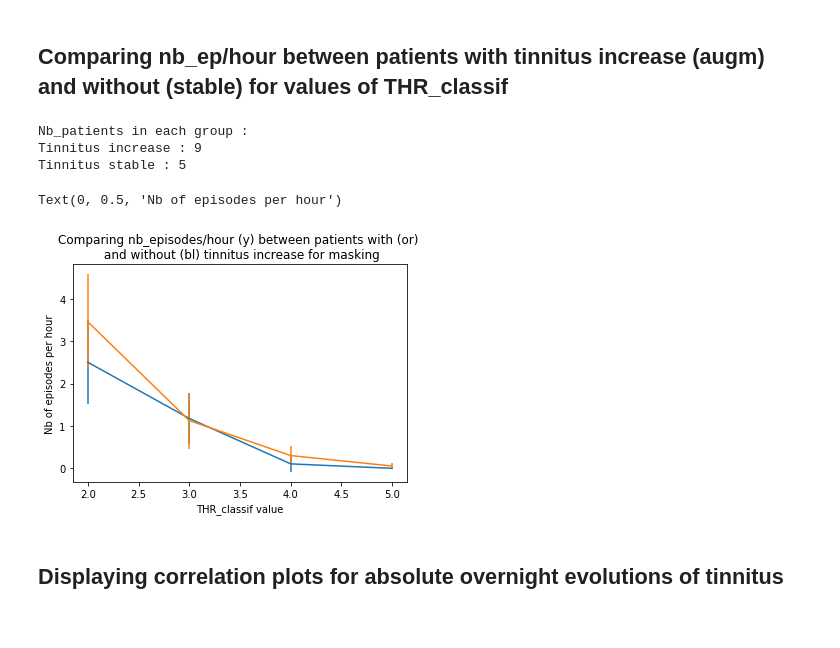
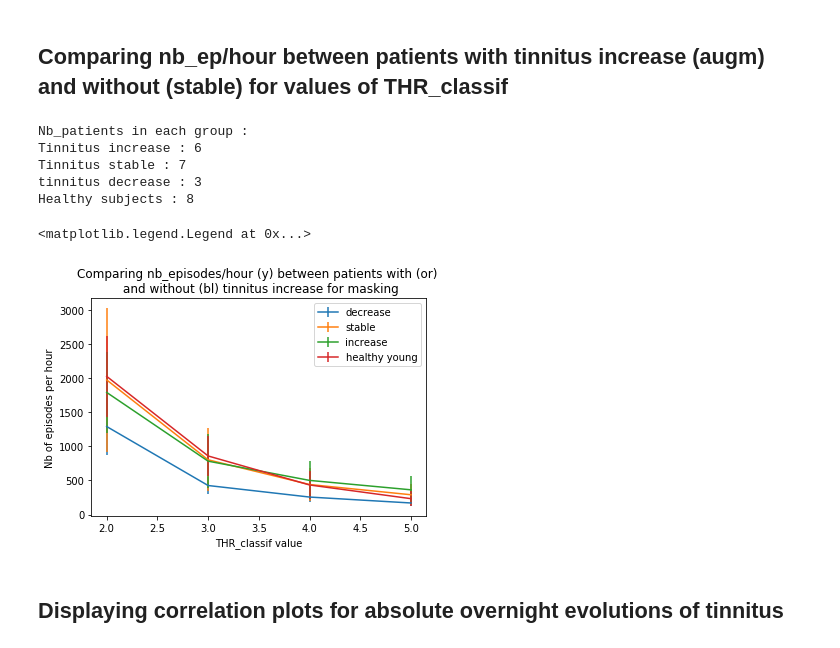
Before and after one commit to lkorczowski/Tinnitus-n-Sleep, a Jupyter notebook: notebooks/Bruxism_Inter_subject_analysis.ipynb, the cells around one changed output. Drawn from its saved outputs; the diff is of its cells as text; code cells hidden in the pictures.

```diff
--- a/notebooks/Bruxism_Inter_subject_analysis.ipynb
+++ b/notebooks/Bruxism_Inter_subject_analysis.ipynb
@@ -137,11 +137,13 @@ plt.show()
 # %%
 get_scores=[]
 for elm in results.keys():
-        #print (elm)
+        print (elm)
         l_ep_h=[]
         for ep in results[elm]["reports"]:
-            print(ep.keys())
-            l_ep_h.append(ep["Number of phasic episodes per hour"])
+            print(ep["Number of episodes per hour"])
+
+            l_ep_h.append(ep['Total burst duration'])
+        print(ep.keys())
 
         get_scores.append([elm.split(os.path.sep)[-1], l_ep_h])
 print(len(get_scores))
@@ -183,7 +185,7 @@ evol_VAS_I = get_VAS_I.values.tolist()
 # Files not to consider for analysis
 to_suppress=["Schmidtlin_nuit_2_dec_3to0to4.edf", "SCHMIDTLIN_nuit_5_dec_OD__0to1.edf",
              "SCHMIDTLIN_nuit_3_dec_OD__4to0to2.edf","1MA16_nuit_hab.edf","SCHM_nuit_1.edf",
-             "HZB_nuit_3.edf", '1BA07_nuit_son.edf', "1DA15_nuit_hab.edf",
+             "HZB_nuit_3.edf",
              "SCHMIDTLIN_nuit_4_dec_OD__3to3.edf",
              '1CC05_nuit_son.edf',
              '1DA15_nuit_son.edf',
@@ -199,6 +201,8 @@ to_suppress=["Schmidtlin_nuit_2_dec_3to0to4.edf", "SCHMIDTLIN_nuit_5_dec_OD__0to
              '1SA14_nuit_son.edf',
             '1ZN04_nuit_son.edf'
              ]
+patients_sains=['jon_mema.edf','sophie_mema.edf','tom_mema.edf', "robin_nuit_son_24_sept.edf"
+               , "robin_nuit_23_sept.edf","robin_mema_nuit_2.edf","robin_mema_nuit_1.edf","jose_mema.edf"]
 #Jutification : "Schmidtlin_nuit_2_dec_3to0to4.edf", "SCHMIDTLIN_nuit_1_dec_OD__0to0.edf",
 # "SCHMIDTLIN_nuit_3_dec_OD__4to0to2.edf" : compromised data
 # 1MA16_nuit_hab : patient awake all night
@@ -211,6 +215,7 @@ pourc_scat=[[] for i in range(len(THR_classif))]  #scatter plots with percentage
 
 augm=[[] for i in range(len(THR_classif))]  #patients with tinnitus increase
 stable=[[] for i in range(len(THR_classif))] #patients with stable or decreasing tinnitus
+decrease = [[] for i in range(len(THR_classif))] #patients with decreasing tinnitus
 for elm in evol_masking:
     for i in range(len(get_scores)):
      if not to_suppress.__contains__(elm[0]):
@@ -220,47 +225,75 @@ for elm in evol_masking:
             for j in range(len(THR_classif)):
                 #getting points [abs evolution masking volume ; coreesponding nb_episode/hour]
                 scat[j].append([elm[-2], get_scores[i][1][j]])
-                if elm[-1] < 1 :  # removing a strong outlier
+                #if elm[-1] < 1 :  # removing a strong outlier
                     #getting points [% evolution masking volume ; coreesponding nb_episode/hour]
-                    pourc_scat[j].append([elm[-1], get_scores[i][1][j]])
+                pourc_scat[j].append([elm[-1], get_scores[i][1][j]])
 
             #Sorting patients according to tinnitus evolution overnight
-            if (elm[2]>0):
+            if (elm[2]>0.1):
                 for j in range(len(THR_classif)):
                     augm[j].append(get_scores[i][1][j])
             else:
-                for j in range(len(THR_classif)):
-                    stable[j].append(get_scores[i][1][j])
+                if (elm[2]<-0.1):
+                    for j in range(len(THR_classif)):
+                        decrease[j].append(get_scores[i][1][j])
+                else:
+                    for j in range(len(THR_classif)):
+                        stable[j].append(get_scores[i][1][j])
+
+scores_sains=[[] for i in range(len(THR_classif))]
+for elm in get_scores:
+    if patients_sains.__contains__(elm[0]):
+        for j in range(len(THR_classif)):
+            scores_sains[j].append(elm[1][j])
+scores_sains_m=[]
+scores_sains_std=[]
+for elm in scores_sains:
+    scores_sains_m.append(np.mean(elm))
+    scores_sains_std.append(np.std(elm))
 
 #Calculating mean and standard deviation for all THR_classif values
 augm_m=[]
 augm_std=[]
 stable_m=[]
 stable_std=[]
+decrease_m=[]
+decrease_std=[]
 for elm in augm:
     augm_m.append(np.mean(elm))
     augm_std.append(np.std(elm))
 for elm in stable:
     stable_m.append(np.mean(elm))
     stable_std.append(np.std(elm))
+for elm in decrease:
+    decrease_m.append(np.mean(elm))
+    decrease_std.append(np.std(elm))
 
 print("Nb_patients in each group : ")
 print("Tinnitus increase : " + str(len(augm[0])))
 print("Tinnitus stable : " + str(len(stable[0])))
+print("tinnitus decrease : " + str(len(decrease[0])))
+print("Healthy subjects : " + str(len(scores_sains[0])))
+
 
 #Displaying
 plt.figure()
-plt.errorbar([i+2 for i in range(len(THR_classif))],stable_m, stable_std)
-plt.errorbar([i+2 for i in range(len(THR_classif))], augm_m, augm_std)
+plt.errorbar([i+2 for i in range(len(THR_classif))],decrease_m, decrease_std, label = "decrease")
+plt.errorbar([i+2 for i in range(len(THR_classif))],stable_m, stable_std, label = "stable")
+plt.errorbar([i+2 for i in range(len(THR_classif))], augm_m, augm_std, label = "increase")
+plt.errorbar([i+2 for i in range(len(THR_classif))], scores_sains_m, scores_sains_std, label = "healthy young")
 plt.title("Comparing nb_episodes/hour (y) between patients with (or) \n and without (bl) tinnitus increase for masking" )
 plt.xlabel('THR_classif value')
 plt.ylabel('Nb of episodes per hour')
+plt.legend()
 # %% [output]
 Nb_patients in each group :
-Tinnitus increase : 9
-Tinnitus stable : 5
+Tinnitus increase : 6
+Tinnitus stable : 7
+tinnitus decrease : 3
+Healthy subjects : 8
-Text(0, 0.5, 'Nb of episodes per hour')
+<matplotlib.legend.Legend at 0x...>
-[figure, old version]
+[figure, new version]
 # %% [markdown]
 ## Displaying correlation plots for absolute overnight evolutions of tinnitus
 # %%
```
Also changed, not shown: parts of 15 cells of this notebook, 5 other files.
